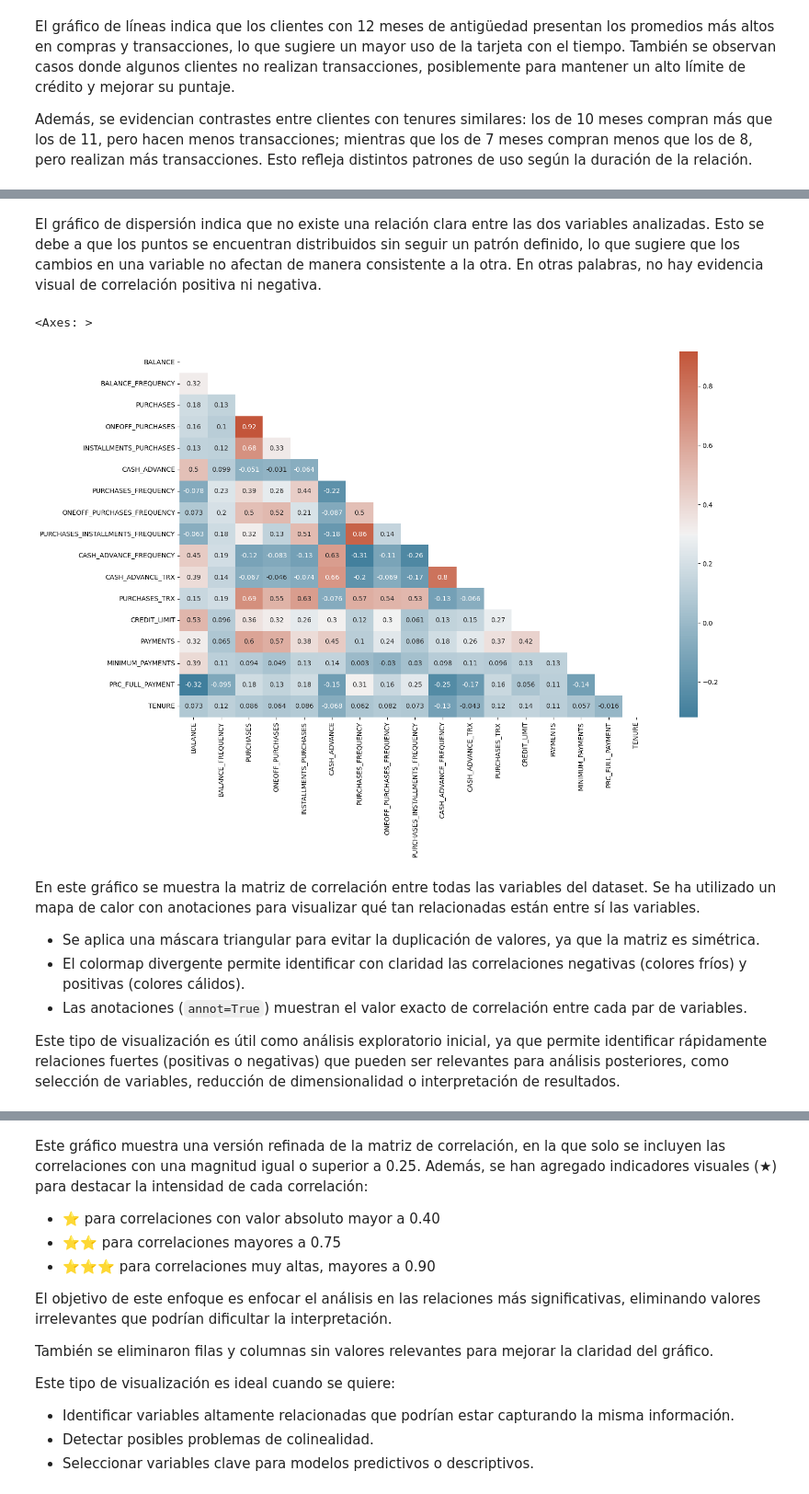
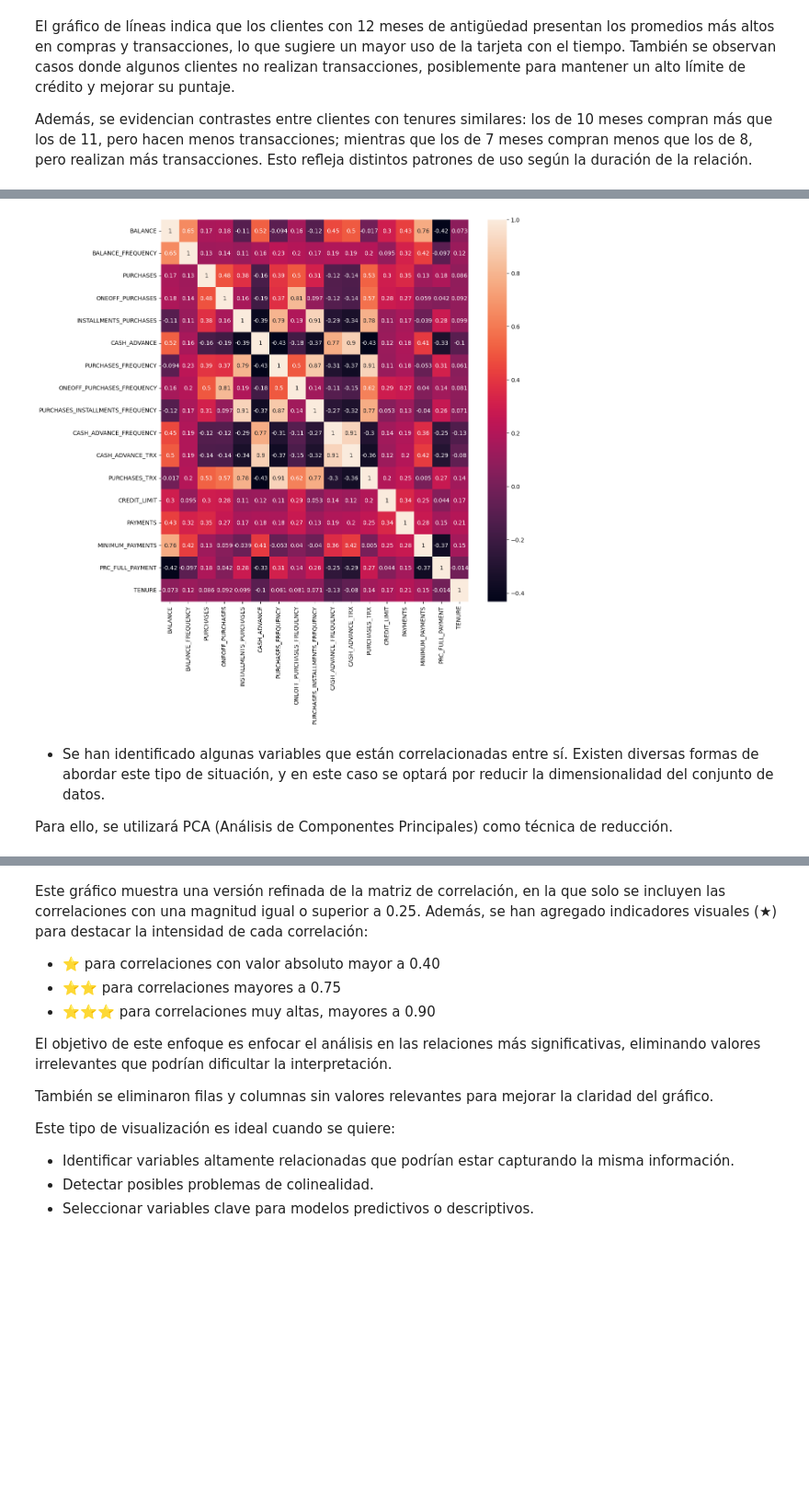
Before and after one commit to luisbustamante21/Deber_Semana_3, a Jupyter notebook: Codigo Fuente (ipynb)/Credit_Card_Dataset.ipynb, the cells around one changed output, grey strips where cells are left out. Shown at 92% size. Drawn from its saved outputs; the diff is of its cells as text; code cells hidden in the pictures; blank space fills up the shorter version.

```diff
--- a/Codigo Fuente (ipynb)/Credit_Card_Dataset.ipynb
+++ b/Codigo Fuente (ipynb)/Credit_Card_Dataset.ipynb
@@ -505,26 +246,16 @@ plt.show()
-# %% [markdown]
-El gráfico de dispersión indica que no existe una relación clara entre las dos variables analizadas. Esto se debe a que los puntos se encuentran distribuidos sin seguir un patrón definido, lo que sugiere que los cambios en una variable no afectan de manera consistente a la otra. En otras palabras, no hay evidencia visual de correlación positiva ni negativa.
-# %%
-corr = df.corr()
-
-f, ax = plt.subplots(figsize=(16, 10))
-
-mask = np.triu(np.ones_like(corr, dtype=bool))
-
-cmap = sns.diverging_palette(230, 20, as_cmap=True)
-
-sns.heatmap(corr, annot=True, mask = mask, cmap=cmap)
-# %% [output]
-<Axes: >
-[figure, removed]
-# %% [markdown]
-En este gráfico se muestra la matriz de correlación entre todas las variables del dataset. Se ha utilizado un mapa de calor con anotaciones para visualizar qué tan relacionadas están entre sí las variables.
-
-- Se aplica una máscara triangular para evitar la duplicación de valores, ya que la matriz es simétrica.
-- El colormap divergente permite identificar con claridad las correlaciones negativas (colores fríos) y positivas (colores cálidos).
-- Las anotaciones (`annot=True`) muestran el valor exacto de correlación entre cada par de variables.
-
-Este tipo de visualización es útil como análisis exploratorio inicial, ya que permite identificar rápidamente relaciones fuertes (positivas o negativas) que pueden ser relevantes para análisis posteriores, como selección de variables, reducción de dimensionalidad o interpretación de resultados.
+# %%
+plt.figure(figsize=(12,12))
+sns.heatmap(df.corr(), annot=True)
+
+plt.savefig(os.path.join("Visualizaciones exportadas", "heatmap_correlacion.png"))  # Guardar antes de mostrar
+plt.show()  # Mostrar después
+plt.close()
+# %% [output]
+[figure, added]
+# %% [markdown]
+- Se han identificado algunas variables que están correlacionadas entre sí. Existen diversas formas de abordar este tipo de situación, y en este caso se optará por reducir la dimensionalidad del conjunto de datos.
+
+Para ello, se utilizará PCA (Análisis de Componentes Principales) como técnica de reducción.
 # %%
 corr = df.corr()
 
```
Also changed, not shown: parts of 78 cells of this notebook.
